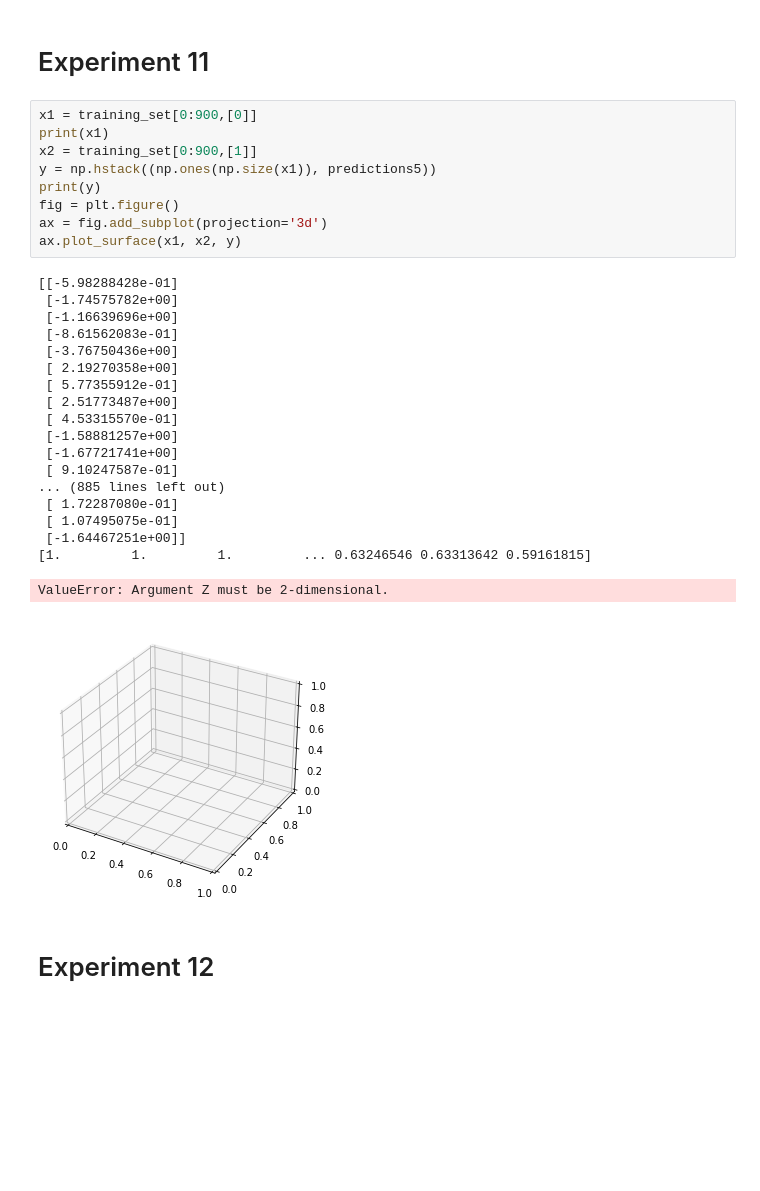
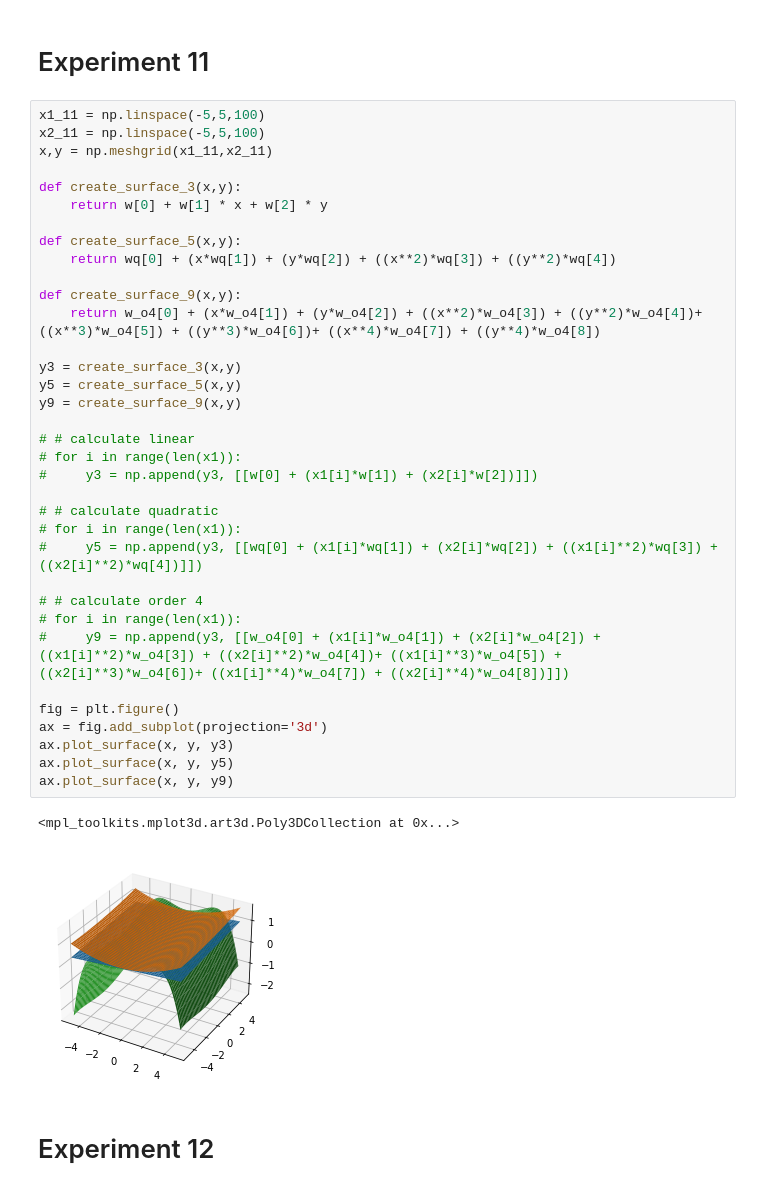
Before and after one commit to ethanjpkamus/cpsc-349-project-2, a Jupyter notebook: project2.ipynb, the cells around one changed output. Drawn from its saved outputs; the diff is of its cells as text; blank space fills up the shorter version.

Commit message:
created rough plots

```diff
--- a/project2.ipynb
+++ b/project2.ipynb
@@ -264,33 +264,42 @@ Text(0.5, 0, 'y')
 # %% [markdown]
 # Experiment 11
 # %%
-x1 = training_set[0:900,[0]]
-print(x1)
-x2 = training_set[0:900,[1]]
-y = np.hstack((np.ones(np.size(x1)), predictions5))
-print(y)
+x1_11 = np.linspace(-5,5,100)
+x2_11 = np.linspace(-5,5,100)
+x,y = np.meshgrid(x1_11,x2_11)
+
+def create_surface_3(x,y):
+    return w[0] + w[1] * x + w[2] * y
+
+def create_surface_5(x,y):
+    return wq[0] + (x*wq[1]) + (y*wq[2]) + ((x**2)*wq[3]) + ((y**2)*wq[4])
+
+def create_surface_9(x,y):
+    return w_o4[0] + (x*w_o4[1]) + (y*w_o4[2]) + ((x**2)*w_o4[3]) + ((y**2)*w_o4[4])+ ((x**3)*w_o4[5]) + ((y**3)*w_o4[6])+ ((x**4)*w_o4[7]) + ((y**4)*w_o4[8])
+
+y3 = create_surface_3(x,y)
+y5 = create_surface_5(x,y)
+y9 = create_surface_9(x,y)
+
+# # calculate linear
+# for i in range(len(x1)):
+#     y3 = np.append(y3, [[w[0] + (x1[i]*w[1]) + (x2[i]*w[2])]])
+
+# # calculate quadratic
+# for i in range(len(x1)):
+#     y5 = np.append(y3, [[wq[0] + (x1[i]*wq[1]) + (x2[i]*wq[2]) + ((x1[i]**2)*wq[3]) + ((x2[i]**2)*wq[4])]])
+
+# # calculate order 4
+# for i in range(len(x1)):
+#     y9 = np.append(y3, [[w_o4[0] + (x1[i]*w_o4[1]) + (x2[i]*w_o4[2]) + ((x1[i]**2)*w_o4[3]) + ((x2[i]**2)*w_o4[4])+ ((x1[i]**3)*w_o4[5]) + ((x2[i]**3)*w_o4[6])+ ((x1[i]**4)*w_o4[7]) + ((x2[i]**4)*w_o4[8])]])
+
 fig = plt.figure()
 ax = fig.add_subplot(projection='3d')
-ax.plot_surface(x1, x2, y)
+ax.plot_surface(x, y, y3)
+ax.plot_surface(x, y, y5)
+ax.plot_surface(x, y, y9)
 # %% [output]
-[[-5.98288428e-01]
- [-1.74575782e+00]
- [-1.16639696e+00]
- [-8.61562083e-01]
- [-3.76750436e+00]
- [ 2.19270358e+00]
- [ 5.77355912e-01]
- [ 2.51773487e+00]
- [ 4.53315570e-01]
- [-1.58881257e+00]
- [-1.67721741e+00]
- [ 9.10247587e-01]
-... (885 lines left out)
- [ 1.72287080e-01]
- [ 1.07495075e-01]
- [-1.64467251e+00]]
-[1.         1.         1.         ... 0.63246546 0.63313642 0.59161815]
+<mpl_toolkits.mplot3d.art3d.Poly3DCollection at 0x...>
-ValueError: Argument Z must be 2-dimensional.
-[figure, old version]
+[figure, new version]
 # %% [markdown]
 # Experiment 12
```
Also changed, not shown: parts of 3 cells of this notebook.
